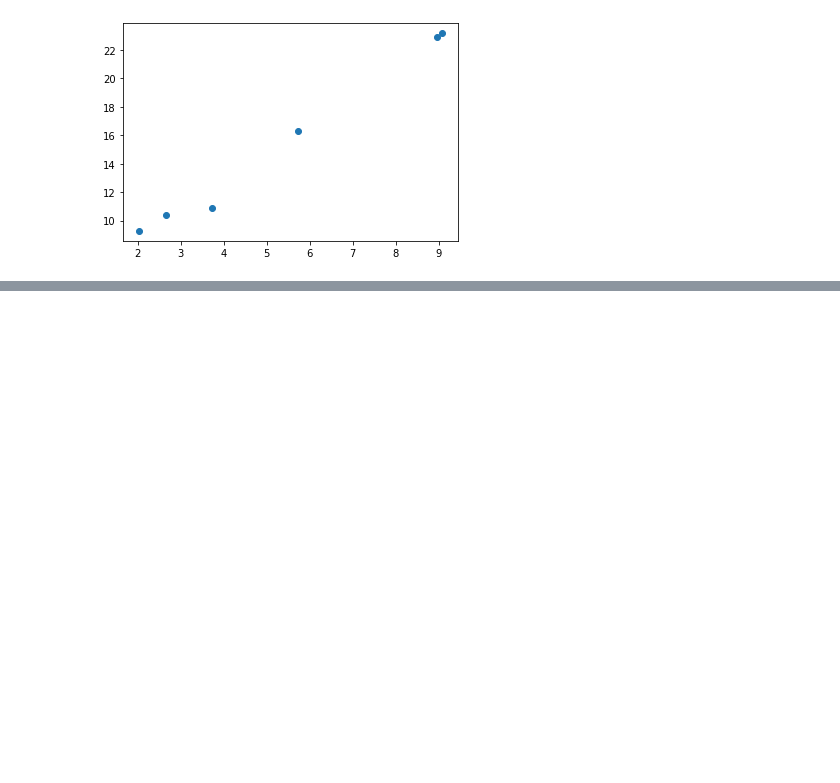
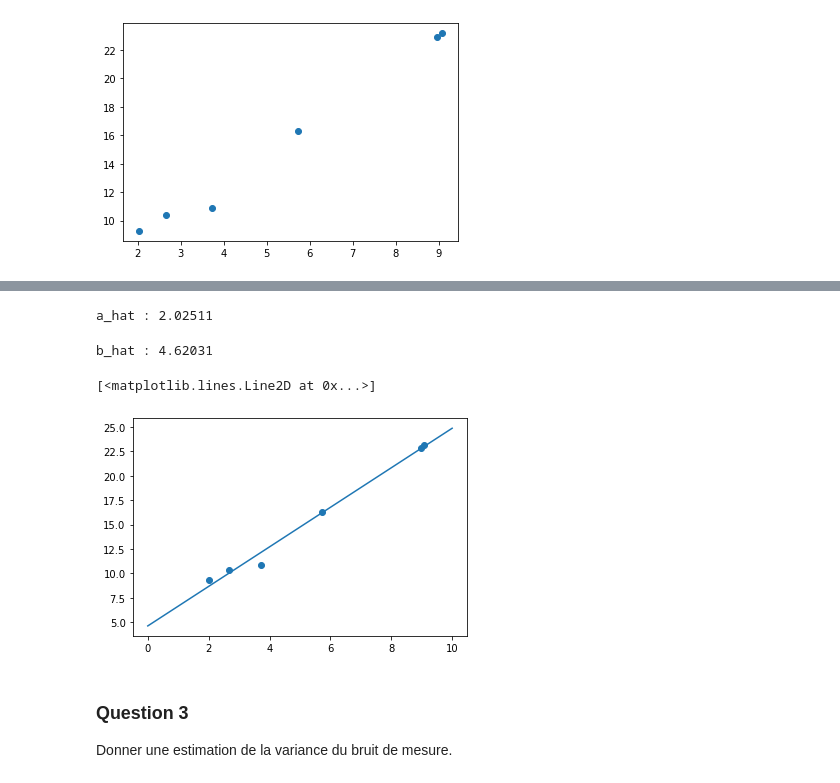
Before and after one commit to hugolmn/p20, a Jupyter notebook: AI06/TD03.ipynb, the cells around one changed output, grey strips where cells are left out. Cells and saved outputs as stored; diff of their text form; code cells hidden in the pictures; blank space fills up the shorter version.

```diff
--- a/AI06/TD03.ipynb
+++ b/AI06/TD03.ipynb
@@ -73,0 +91,22 @@ plt.show()
+# %%
+x_bar = np.mean(df.x)
+y_bar = np.mean(df.y)
+# %%
+a_hat = np.sum((df.x - x_bar)*(df.y - y_bar)) / (np.sum((df.x - x_bar)**2))
+print('a_hat : {:.5f}'.format(a_hat))
+# %% [output]
+a_hat : 2.02511
+# %%
+b_hat = y_bar - a_hat * x_bar
+print('b_hat : {:.5f}'.format(b_hat))
+# %% [output]
+b_hat : 4.62031
+# %%
+plt.scatter(df.x, df.y)
+plt.plot(np.linspace(0, 10, 10), a_hat * np.linspace(0, 10, 10) + b_hat)
+# %% [output]
+[<matplotlib.lines.Line2D at 0x...>]
+[figure, added]
+# %% [markdown]
+### Question 3
+Donner une estimation de la variance du bruit de mesure.
```
Also changed, not shown: parts of 9 cells of this notebook.
